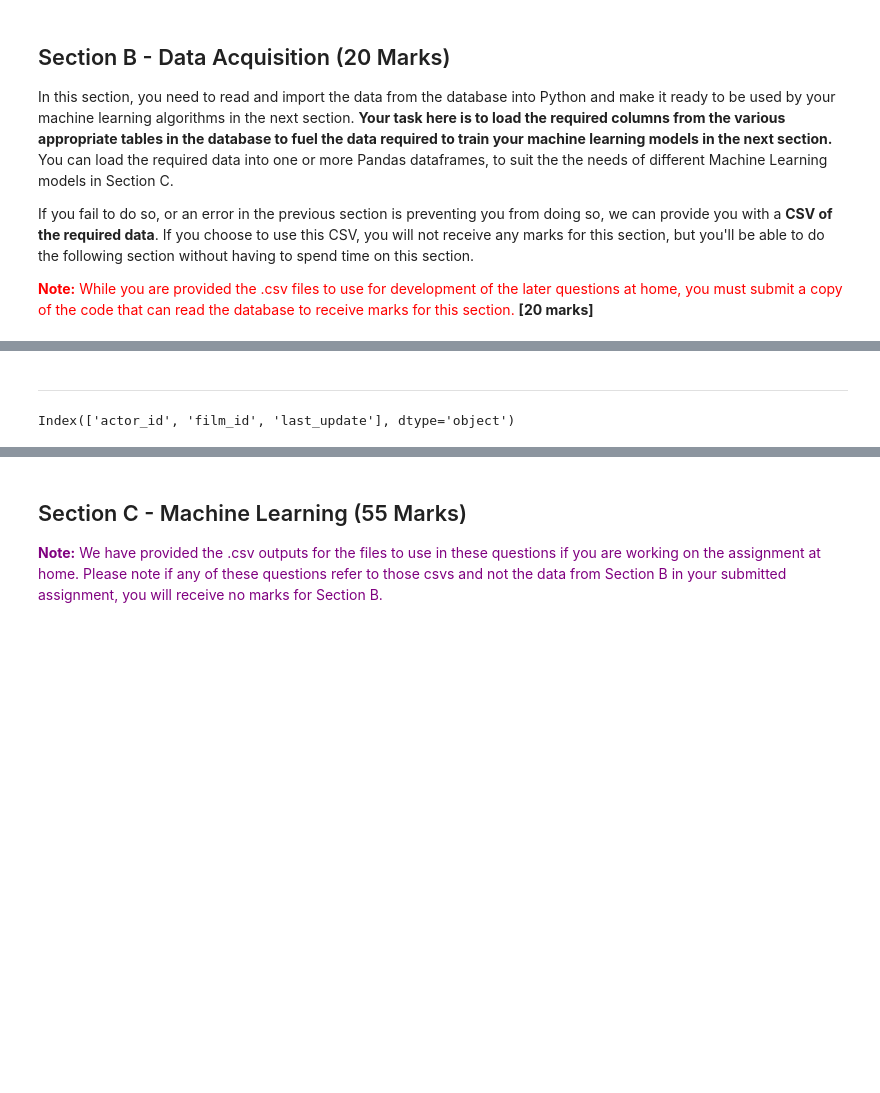
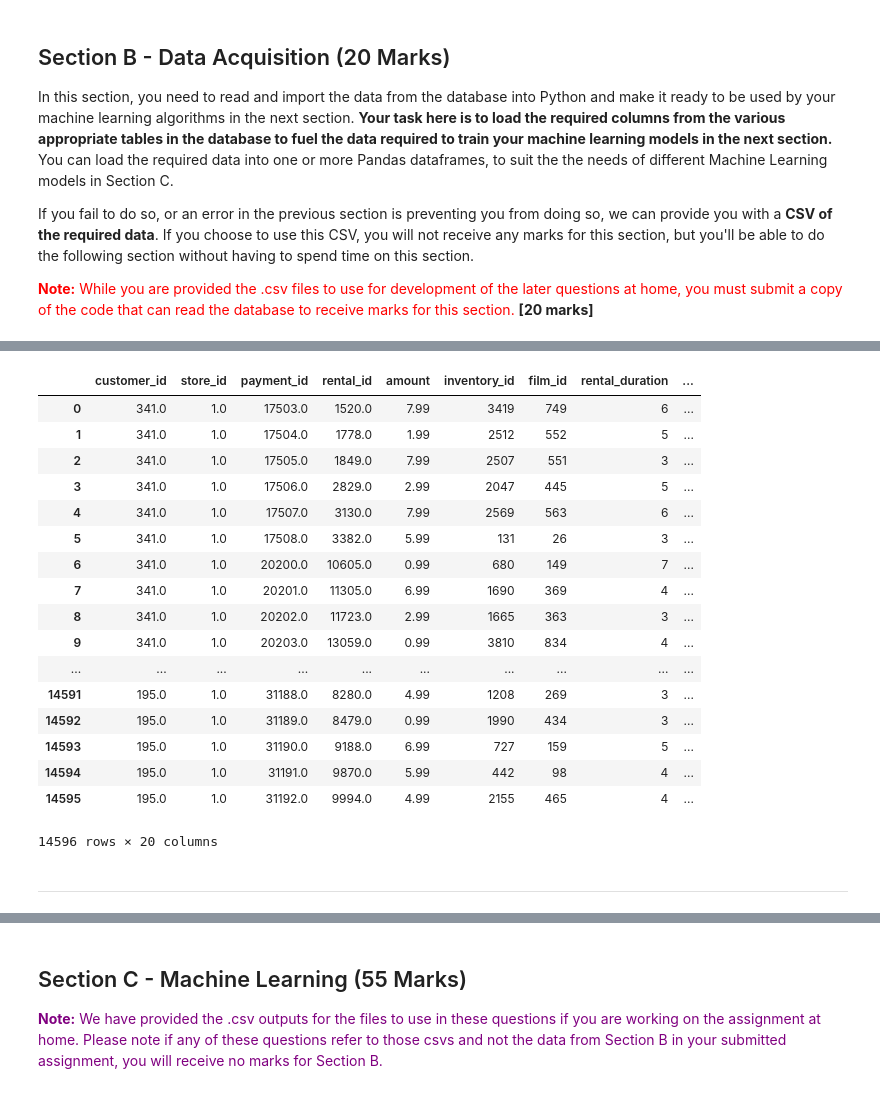
Before and after one commit to DannyFirmin/ML-KMeans-KNN-DecisionTrees, a Jupyter notebook: Assignment-2.ipynb, the cells around one changed output, grey strips where cells are left out. Saved outputs shown, nothing was run; the diff lists cells and outputs as text; code cells hidden in the pictures; blank space fills up the shorter version.

```diff
--- a/Assignment-2.ipynb
+++ b/Assignment-2.ipynb
@@ -281,9 +281,13 @@ df_film_actor = execute_sql(film_actor)
 df_film_actor.to_csv("film_actor.csv")
 df_customer_rental.to_csv("customer_rental.csv")
 df_customer_country.to_csv("customer_country.csv")
-# %%
-df_customer_country=df_customer_country.loc[:,~df_customer_country.columns.duplicated()]
-
-# drop(columns=["first_name","address_id","last_name","email","activebool","create_date","last_update","address","address2"])
-
-df_customer_country = df_customer_country[["customer_id","store_id","address_id","active","city_id","country_id","country"]]
+# %%
+df_customer_country=df_customer_country.loc[:,~df_customer_country.columns.duplicated()]
+df_customer_country = df_customer_country[["customer_id","address_id","active","city_id","country_id","country"]]
+
+df_customer_rental=df_customer_rental.loc[:,~df_customer_rental.columns.duplicated()]
+df_customer_rental = df_customer_rental[["customer_id","store_id","payment_id","rental_id","amount","inventory_id","film_id","rental_duration","rental_rate","length","replacement_cost","rating","special_features","fulltext","category_id"]]
+
+df_film_actor=df_film_actor.loc[:,~df_film_actor.columns.duplicated()]
+df_film_actor["actor_name"]=df_film_actor.first_name.map(str)+" "+df_film_actor.last_name
+df_film_actor=df_film_actor[["film_id","actor_id","actor_name"]]
@@ -290,2 +315,26 @@ df_customer_country = df_customer_country[["customer_id","store_id","address_id"
+# %%
+df_customer_rental
+
+df_customer_rental_country = df_customer_rental.merge(df_customer_country, on='customer_id', how='inner')
+df_customer_rental_country
+# %% [output]
+|  | customer_id | store_id | payment_id | rental_id | amount | inventory_id | film_id | rental_duration | ... |
+| 0 | 341.0 | 1.0 | 17503.0 | 1520.0 | 7.99 | 3419 | 749 | 6 | ... |
+| 1 | 341.0 | 1.0 | 17504.0 | 1778.0 | 1.99 | 2512 | 552 | 5 | ... |
+| 2 | 341.0 | 1.0 | 17505.0 | 1849.0 | 7.99 | 2507 | 551 | 3 | ... |
+| 3 | 341.0 | 1.0 | 17506.0 | 2829.0 | 2.99 | 2047 | 445 | 5 | ... |
+| 4 | 341.0 | 1.0 | 17507.0 | 3130.0 | 7.99 | 2569 | 563 | 6 | ... |
+| 5 | 341.0 | 1.0 | 17508.0 | 3382.0 | 5.99 | 131 | 26 | 3 | ... |
+| 6 | 341.0 | 1.0 | 20200.0 | 10605.0 | 0.99 | 680 | 149 | 7 | ... |
+| 7 | 341.0 | 1.0 | 20201.0 | 11305.0 | 6.99 | 1690 | 369 | 4 | ... |
+| 8 | 341.0 | 1.0 | 20202.0 | 11723.0 | 2.99 | 1665 | 363 | 3 | ... |
+| 9 | 341.0 | 1.0 | 20203.0 | 13059.0 | 0.99 | 3810 | 834 | 4 | ... |
+| ... | ... | ... | ... | ... | ... | ... | ... | ... | ... |
+| 14591 | 195.0 | 1.0 | 31188.0 | 8280.0 | 4.99 | 1208 | 269 | 3 | ... |
+| 14592 | 195.0 | 1.0 | 31189.0 | 8479.0 | 0.99 | 1990 | 434 | 3 | ... |
+| 14593 | 195.0 | 1.0 | 31190.0 | 9188.0 | 6.99 | 727 | 159 | 5 | ... |
+| 14594 | 195.0 | 1.0 | 31191.0 | 9870.0 | 5.99 | 442 | 98 | 4 | ... |
+| 14595 | 195.0 | 1.0 | 31192.0 | 9994.0 | 4.99 | 2155 | 465 | 4 | ... |
+14596 rows × 20 columns
 # %% [markdown]
 ***
@@ -295,4 +340,0 @@ df_customer_rental = df_customer_rental[["customer_id","store_id","address_id","
-# %%
-df_film_actor.columns
-# %% [output]
-Index(['actor_id', 'film_id', 'last_update'], dtype='object')
```
Also changed, not shown: parts of 6 cells of this notebook, 1 other file.
